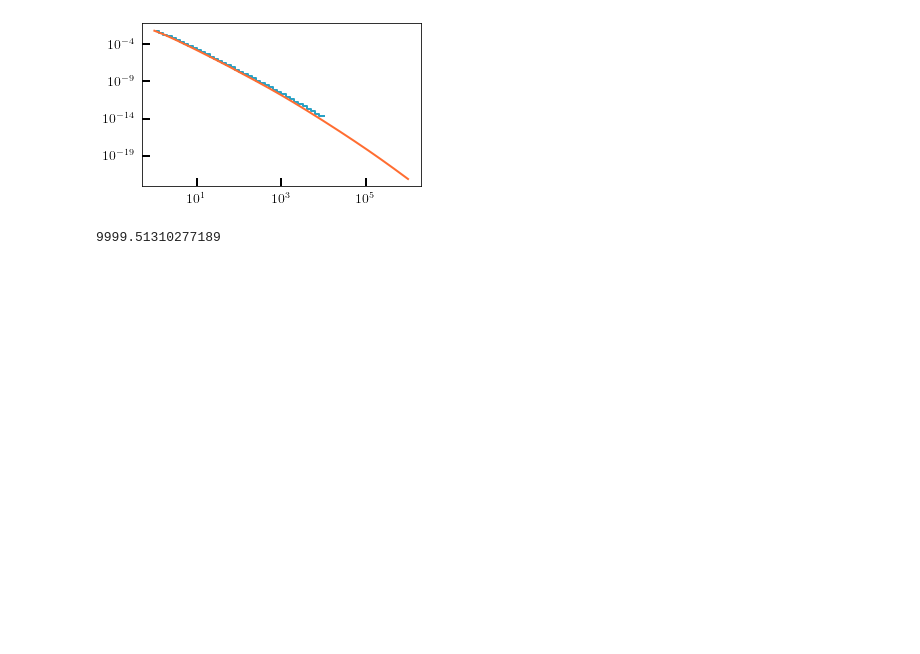
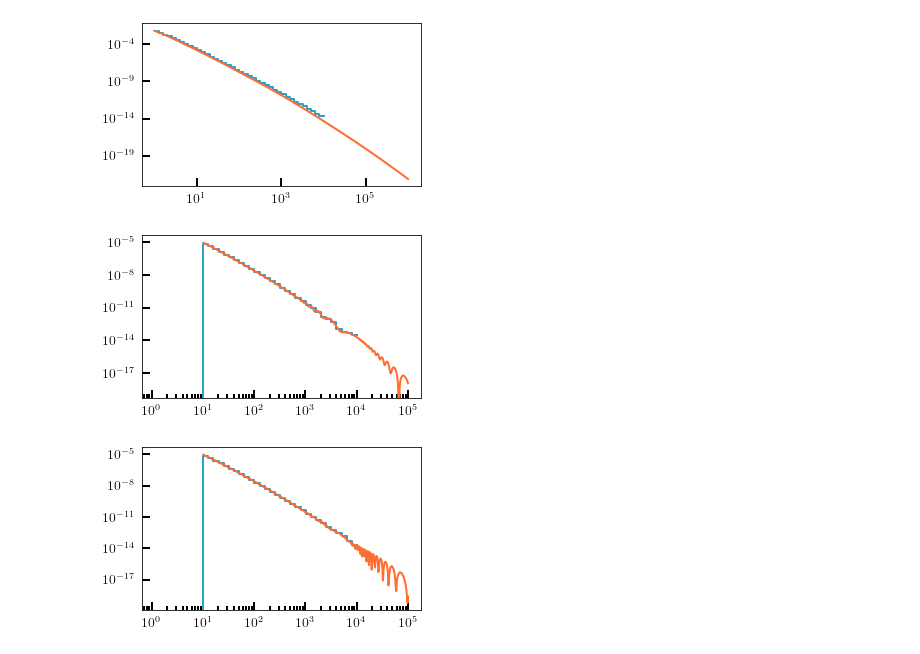
Before and after one commit to jlazar17/solar_WIMP_v2, a Jupyter notebook: notebooks/check_fluxmakers.ipynb, the cells around one changed output. Drawn from its saved outputs; the diff is of its cells as text; code cells hidden in the pictures; blank space fills up the shorter version.

Commit message:
solaratm_mc_fluxmaker.py works

```diff
--- a/notebooks/check_fluxmakers.ipynb
+++ b/notebooks/check_fluxmakers.ipynb
@@ -60,7 +60,28 @@ for pt, nt, nnt, mask in zip(ptt, ntt, nntt, masks):
 # %% [output]
 [figure]
 [figure]
-# %%
-np.max(oscNext.nu_e)
-# %% [output]
-9999.51310277189
+# %%
+charon_flux = np.genfromtxt('../data/solar_atm/PostPropagation/SIBYLL2.3_pp_HillasGaisser_H4a_nu.txt')
+mc_flux     = np.load('../data/mc_dn_dz/solar-atm_oscNext_pisa_genie_0000_v02.npy')
+# %%
+ptt  = [12,14,16]
+ntt  = [1,2,3]
+nntt = [r'$\nu_{e}$', r'$\nu_{\mu}$']
+ee = np.logspace(0,6,61)
+
+masks = []
+for pt in ptt:
+    mask = np.where(oscNext.ptype==pt)[0]
+    masks.append(mask)
+# %%
+for pt, nt, nnt, mask in zip(ptt, ntt, nntt, masks):
+    h0 = np.histogram(oscNext.nu_e[mask], bins=ee, weights=mc_flux[mask])
+    h1 = np.histogram(oscNext.nu_e[mask], bins=ee)
+    f  = np.divide(h0[0], h1[0])
+    plt.step((ee[1:]+ee[:-1])/2, f, where='mid')
+    plt.plot(charon_flux[:,0][:525], charon_flux[:,nt][:525])
+    plt.loglog()
+    plt.show()
+# %% [output]
+[figure, added]
+[figure, added]
```
Also changed, not shown: 2 other files.
